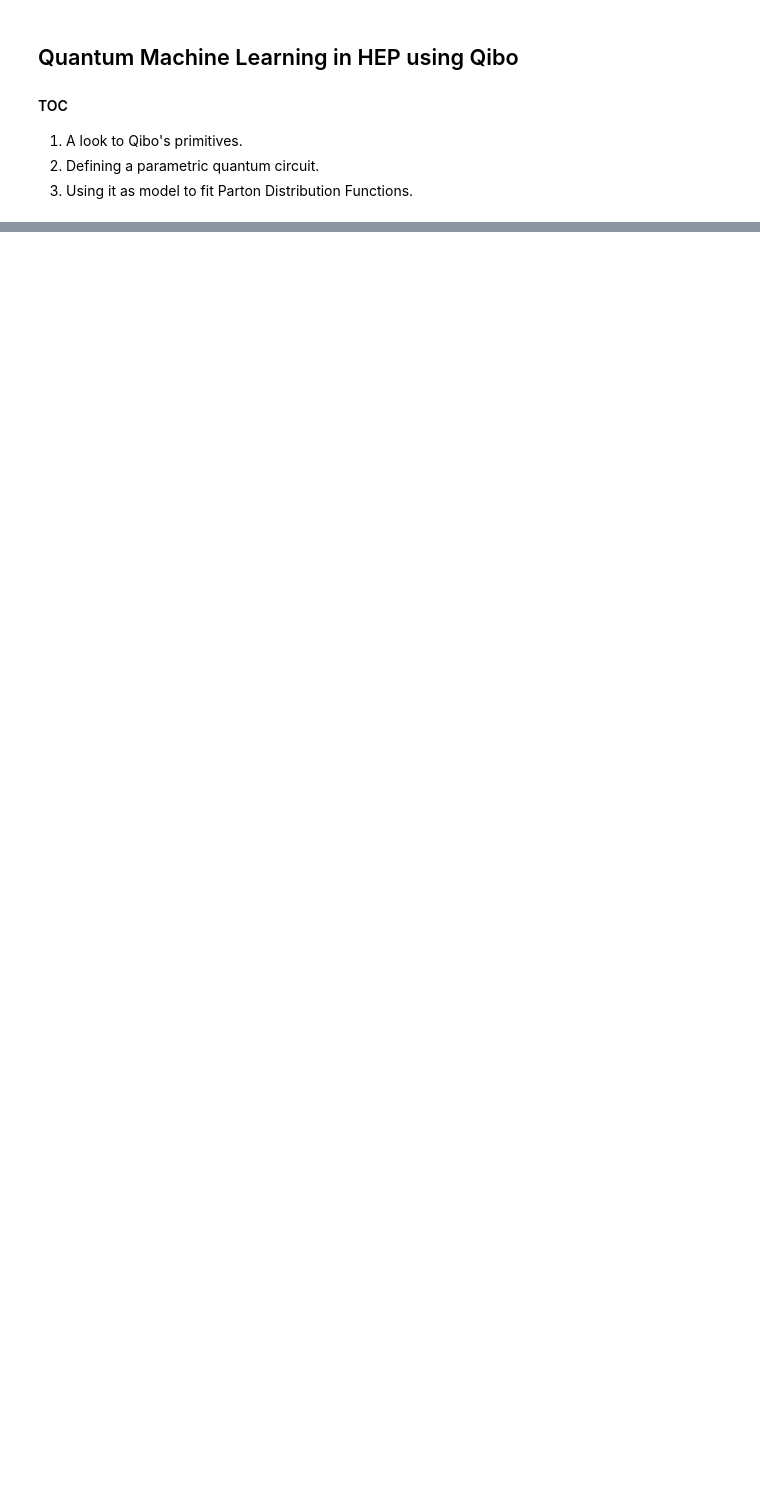
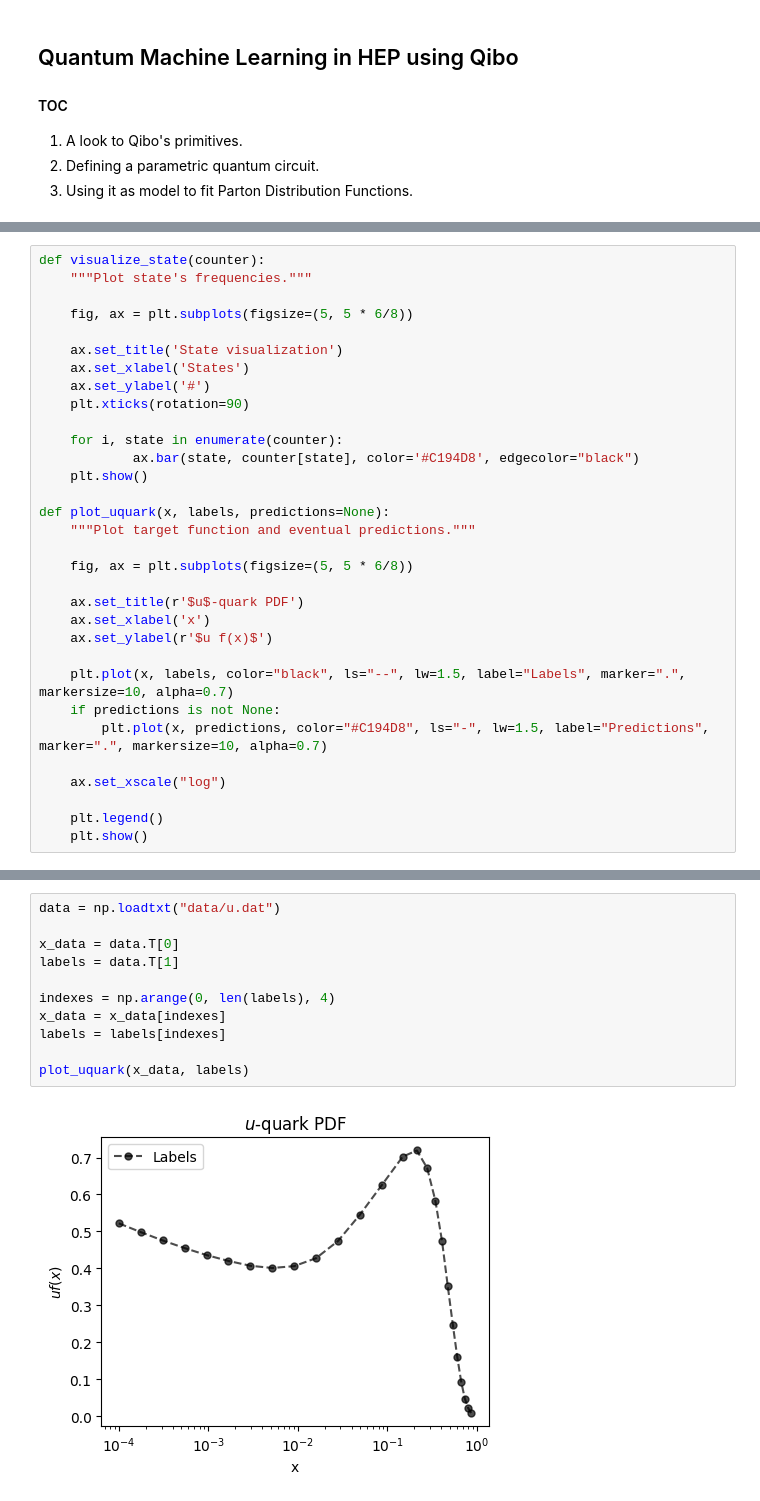
Before and after one commit to MatteoRobbiati/Qibo-PyHEP, a Jupyter notebook: qibo4HEP.ipynb, the cells around one changed output, grey strips where cells are left out. Saved outputs shown, nothing was run; the diff lists cells and outputs as text; blank space fills up the shorter version.

```diff
--- a/qibo4HEP.ipynb
+++ b/qibo4HEP.ipynb
@@ -23,3 +27,35 @@ qibo.list_available_backends()
  'qibolab': False,
  'qibo-cloud-backends': False,
  'qibotn': {'cutensornet': False, 'qutensornet': False}}
+# %%
+def visualize_state(counter):
+    """Plot state's frequencies."""
+
+    fig, ax = plt.subplots(figsize=(5, 5 * 6/8))
+
+    ax.set_title('State visualization')
+    ax.set_xlabel('States')
+    ax.set_ylabel('#')
+    plt.xticks(rotation=90)
+
+    for i, state in enumerate(counter):
+            ax.bar(state, counter[state], color='#C194D8', edgecolor="black")
+    plt.show()
+
+def plot_uquark(x, labels, predictions=None):
+    """Plot target function and eventual predictions."""
+
+    fig, ax = plt.subplots(figsize=(5, 5 * 6/8))
+
+    ax.set_title(r'$u$-quark PDF')
+    ax.set_xlabel('x')
+    ax.set_ylabel(r'$u f(x)$')
+
+    plt.plot(x, labels, color="black", ls="--", lw=1.5, label="Labels", marker=".", markersize=10, alpha=0.7)
+    if predictions is not None:
+        plt.plot(x, predictions, color="#C194D8", ls="-", lw=1.5, label="Predictions", marker=".", markersize=10, alpha=0.7)
+
+    ax.set_xscale("log")
+
+    plt.legend()
+    plt.show()
@@ -25,0 +193,13 @@ qibo.list_available_backends()
+# %%
+data = np.loadtxt("data/u.dat")
+
+x_data = data.T[0]
+labels = data.T[1]
+
+indexes = np.arange(0, len(labels), 4)
+x_data = x_data[indexes]
+labels = labels[indexes]
+
+plot_uquark(x_data, labels)
+# %% [output]
+[figure, added]
```
Also changed, not shown: parts of 28 cells of this notebook.
